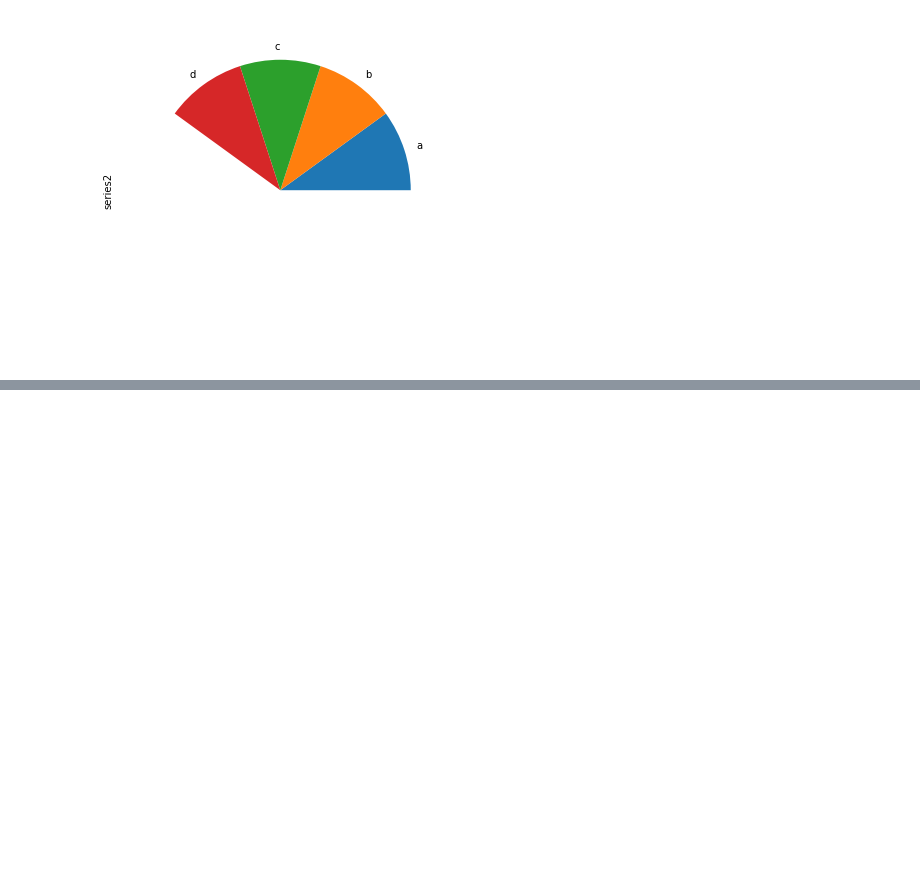
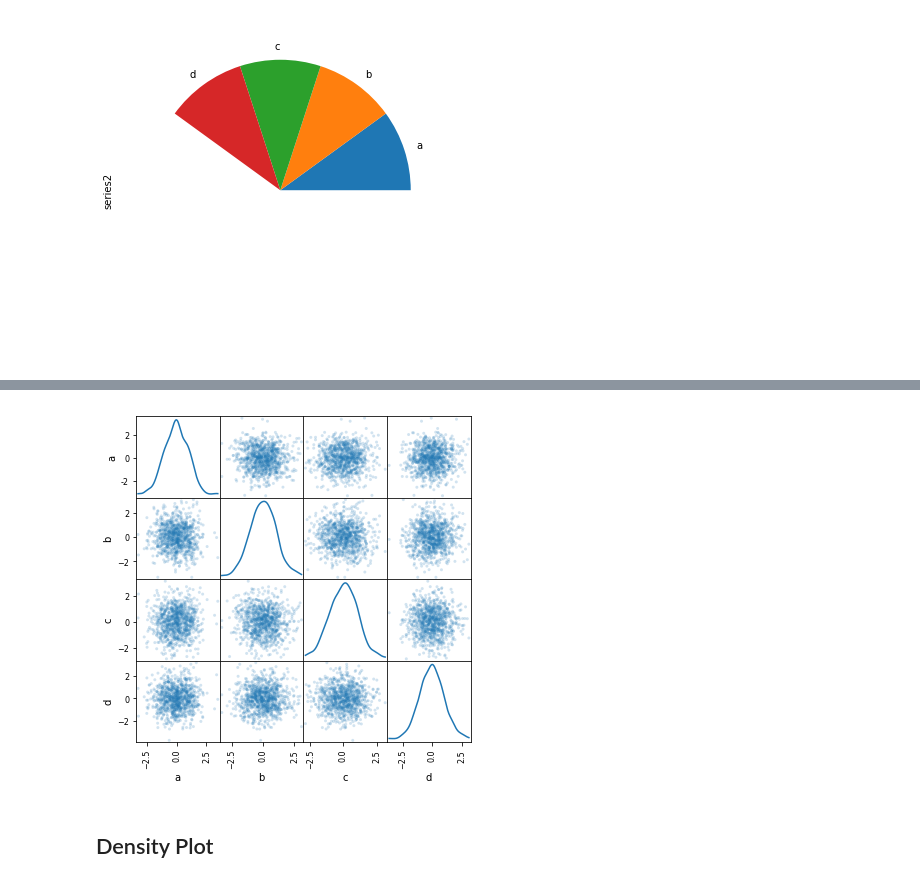
Before and after one commit to anandvipul/DataVisualization, a Jupyter notebook: Pandas Visualization.ipynb, the cells around one changed output, grey strips where cells are left out. Cells and saved outputs as stored; diff of their text form; code cells hidden in the pictures; blank space fills up the shorter version.

```diff
--- a/Pandas Visualization.ipynb
+++ b/Pandas Visualization.ipynb
@@ -361,0 +392,6 @@ series.plot.pie(figsize = (6,6))
+# %%
+scatter_matrix(df, alpha = .2, figsize = (6,6), diagonal = 'kde');
+# %% [output]
+[figure, added]
+# %% [markdown]
+## Density Plot
```
Also changed, not shown: parts of 96 cells of this notebook.
